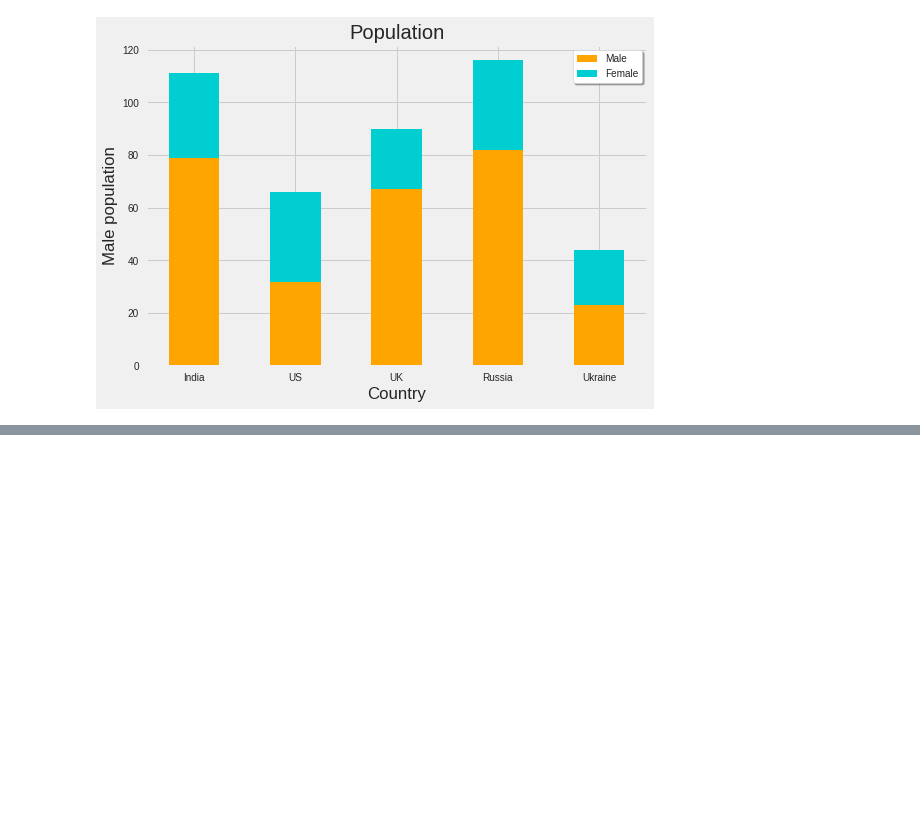
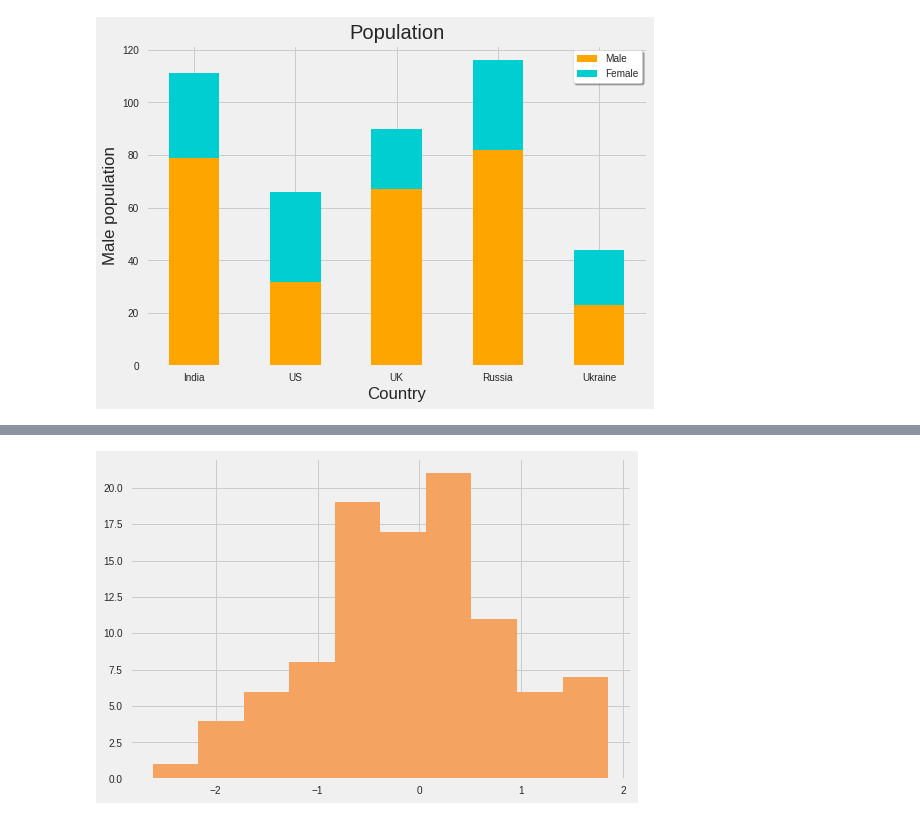
Before and after one commit to Pepcoders/Data-Science-February, a Jupyter notebook: Visualization/Matplotlib_2.ipynb, the cells around one changed output, grey strips where cells are left out. Drawn from its saved outputs; the diff is of its cells as text; code cells hidden in the pictures; blank space fills up the shorter version.

```diff
--- a/Visualization/Matplotlib_2.ipynb
+++ b/Visualization/Matplotlib_2.ipynb
@@ -177,0 +189,5 @@ plt.legend(shadow = True, facecolor = "white", frameon = True)
+# %%
+plt.hist(num, color = "SandyBrown")
+plt.show()
+# %% [output]
+[figure, added]
```
Also changed, not shown: parts of 13 cells of this notebook.
